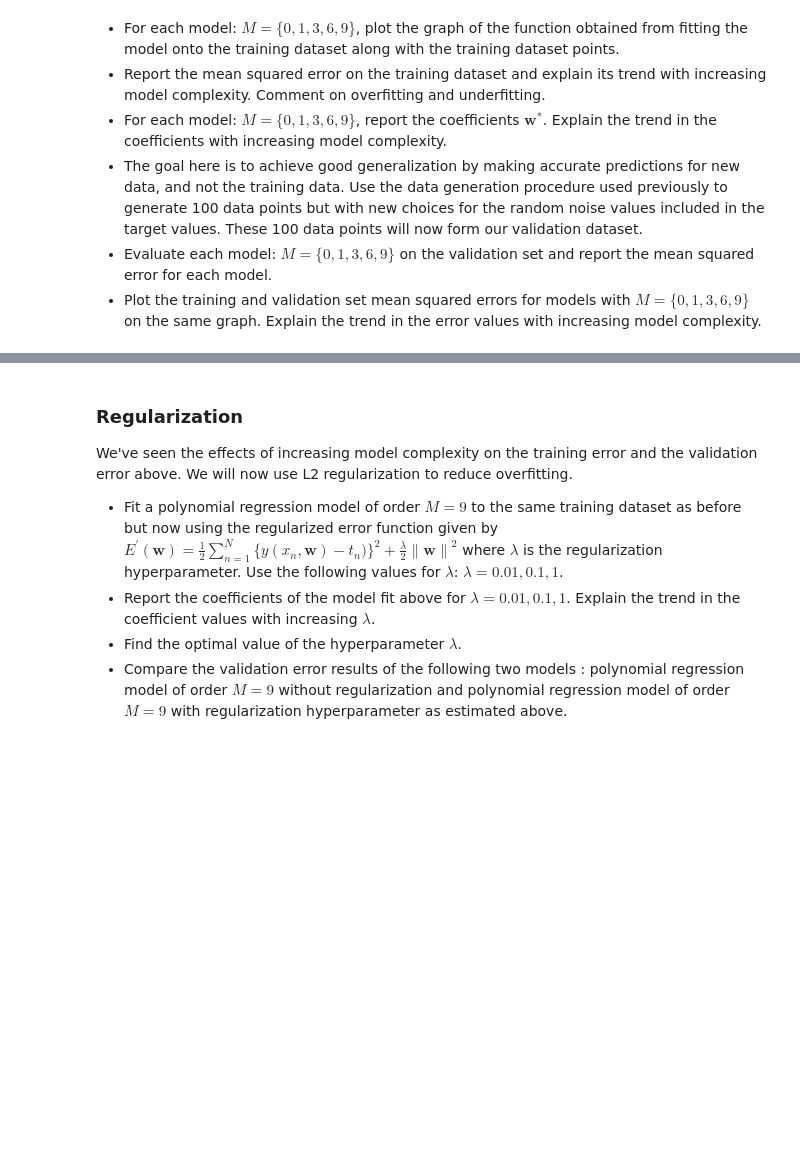
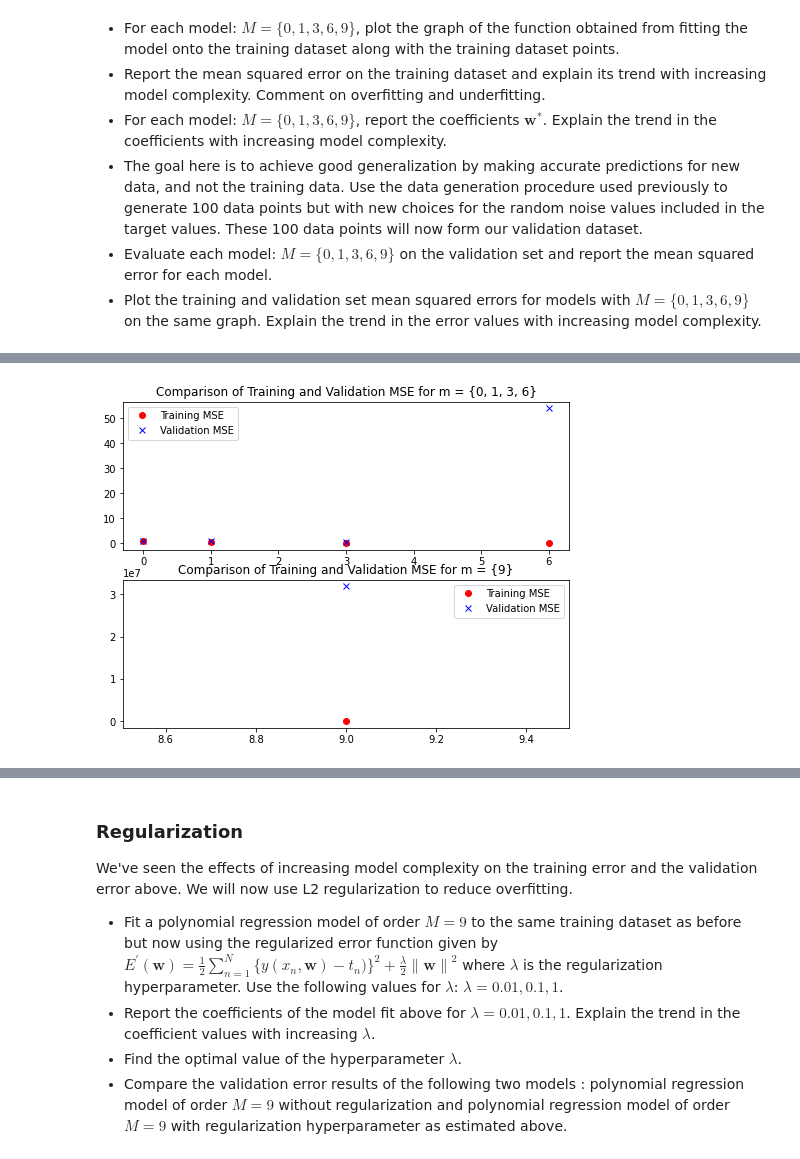
Before and after one commit to arjunmenonv/EE5180, a Jupyter notebook: PracticalAssignment1.ipynb, the cells around one changed output, grey strips where cells are left out. Saved outputs shown, nothing was run; the diff lists cells and outputs as text; code cells hidden in the pictures; blank space fills up the shorter version.

```diff
--- a/PracticalAssignment1.ipynb
+++ b/PracticalAssignment1.ipynb
@@ -136,0 +352,13 @@ accurate predictions for new data, and not the training data. Use the data gener
+# %%
+# Plot of training and validation set MSE's
+fig, ax = plt.subplots(2, figsize=(8, 6))
+ax[0].plot(m[0:-1], mse_train[0:-1], "ro")
+ax[0].plot(m[0:-1], mse_val[0:-1], "bx")
+ax[0].legend(["Training MSE", "Validation MSE"])
+ax[0].title.set_text("Comparison of Training and Validation MSE for m = {0, 1, 3, 6}")
+ax[1].plot(m[-1:], mse_train[-1:], "ro")
+ax[1].plot(m[-1:], mse_val[-1:], "bx")
+ax[1].legend(["Training MSE", "Validation MSE"])
+ax[1].title.set_text("Comparison of Training and Validation MSE for m = {9}")
+# %% [output]
+[figure, added]
```
Also changed, not shown: parts of 49 cells of this notebook.
